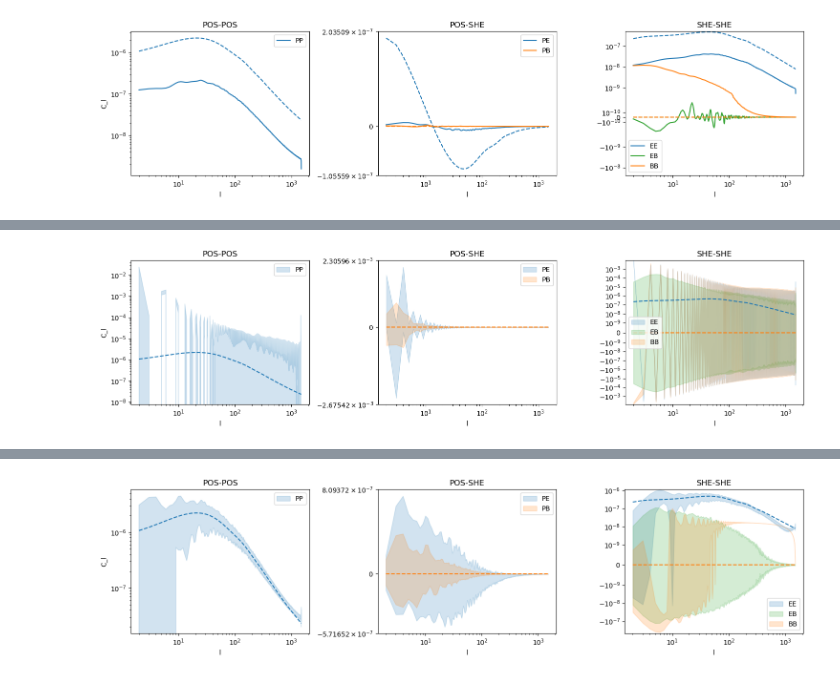
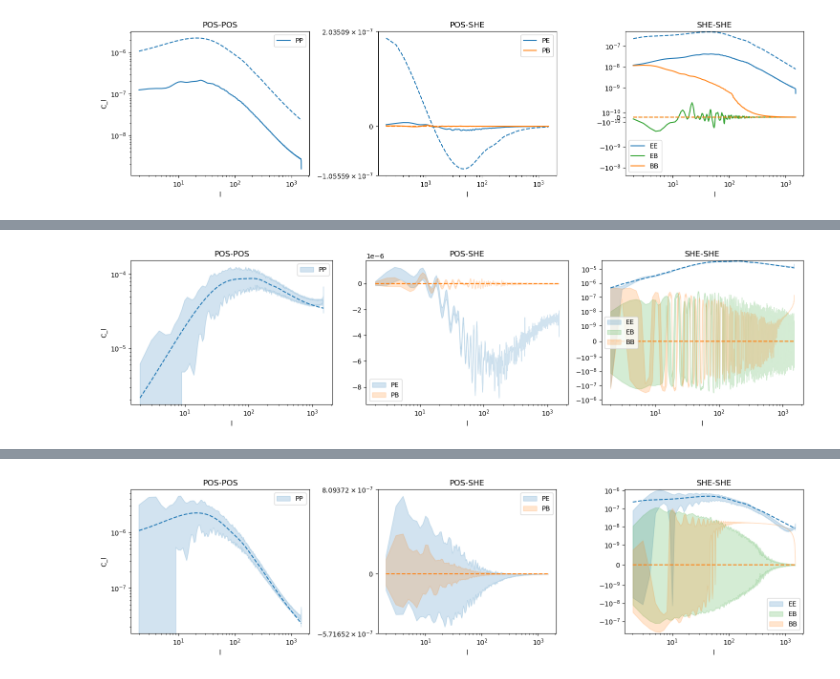
Before and after one commit to JaimeRZP/GLASS_cov_challenge, a Jupyter notebook: unmixing_comparison.ipynb, the cells around one changed output, grey strips where cells are left out. Drawn from its saved outputs; the diff is of its cells as text; code cells hidden in the pictures.

Commit message:
multiple masks framework

```diff
--- a/unmixing_comparison.ipynb
+++ b/unmixing_comparison.ipynb
@@ -81,5 +280,5 @@ pm_cqs_m = heracles.binned(pm_cls_m, ledges)
 # %%
-theory_cls = heracles.read(f"{mode}_sims/cls/cls_theory.fits")
+theory_cls = heracles.read(f"{mask_type}/cls/cls_theory.fits")
 
 fl = -np.sqrt((ls+2)*(ls+1)*ls*(ls-1))
 fl /= np.clip(ls*(ls+1), 1, None)
@@ -145,13 +344,12 @@ ensemble_covqq = heracles.read(f"{mode}_sims/covs/cov_cqs.fits")
 # %%
-inv_ensemble_cov = heracles.read(f"{mode}_sims/covs/cov_inv_cls.fits")
-nu_ensemble_cov = heracles.read(f"{mode}_sims/covs/cov_nu_cls.fits")
-pp_ensemble_cov = heracles.read(f"{mode}_sims/covs/cov_pp_cls.fits")
-pm_ensemble_cov = heracles.read(f"{mode}_sims/covs/cov_pm_cls.fits")
+nu_ensemble_cov = heracles.read(f"{mask_type}/covs/cov_nu_cls.fits")
+pp_ensemble_cov = heracles.read(f"{mask_type}/covs/cov_pp_cls.fits")
+pm_ensemble_cov = heracles.read(f"{mask_type}/covs/cov_pm_cls.fits")
 
-inv_ensemble_covqq = heracles.read(f"{mode}_sims/covs/cov_inv_cqs.fits")
-nu_ensemble_covqq = heracles.read(f"{mode}_sims/covs/cov_nu_cqs.fits")
-pp_ensemble_covqq = heracles.read(f"{mode}_sims/covs/cov_pp_cqs.fits")
-pm_ensemble_covqq = heracles.read(f"{mode}_sims/covs/cov_pm_cqs.fits")
+inv_ensemble_covqq = heracles.read(f"{mask_type}/covs/cov_inv_cqs.fits")
+nu_ensemble_covqq = heracles.read(f"{mask_type}/covs/cov_nu_cqs.fits")
+pp_ensemble_covqq = heracles.read(f"{mask_type}/covs/cov_pp_cqs.fits")
+pm_ensemble_covqq = heracles.read(f"{mask_type}/covs/cov_pm_cqs.fits")
 # %%
 # Flattened ensemble Covariance
 flat_ensemble_cov = dices.flatten(ensemble_covqq)
@@ -313,12 +561,12 @@ fig, axs = plt.subplots(1, 3, figsize=(15, 4))  # 1 row, 3 columns
 
 # POS POS
 cov_key = ("POS", "POS", "POS", "POS", 1, 1, 1, 1)
-err = np.sqrt(inv_ensemble_cov[cov_key].array.diagonal())
+err = np.sqrt(nu_ensemble_cov[cov_key].array.diagonal())
 axs[0].fill_between(l[2:],
-                    inv_cls_m[("POS", "POS", 1, 1)].array[2:] - err[2:],
-                    inv_cls_m[("POS", "POS", 1, 1)].array[2:] + err[2:],
+                    l[2:]*(nu_cls_m[("POS", "POS", 1, 1)].array[2:] - err[2:]),
+                    l[2:]*(nu_cls_m[("POS", "POS", 1, 1)].array[2:] + err[2:]),
                     color='C0', alpha=0.2, label='PP')
-axs[0].plot(l[2:], _theory_cls[("POS", "POS", 1, 1)].array[2:], color='C0', linestyle='--')
+axs[0].plot(l[2:],l[2:]* _theory_cls[("POS", "POS", 1, 1)].array[2:], color='C0', linestyle='--')
 axs[0].legend()
 axs[0].set_title("POS-POS")
 axs[0].set_xscale('log')
@@ -328,50 +576,50 @@ axs[0].set_ylabel("C_l")
 
 # POS SHE
 covkey = ("POS", "SHE", "POS", "SHE", 1, 1, 1, 1)
-err = np.sqrt(inv_ensemble_cov[covkey][0, 0].diagonal())
+err = np.sqrt(nu_ensemble_cov[covkey][0, 0].diagonal())
 axs[1].fill_between(l[2:],
-                    inv_cls_m[("POS", "SHE", 1, 1)].array[0][2:] - err[2:],
-                    inv_cls_m[("POS", "SHE", 1, 1)].array[0][2:] + err[2:],
+                    l[2:] * nu_cls_m[("POS", "SHE", 1, 1)].array[0][2:] - err[2:],
+                    l[2:] * nu_cls_m[("POS", "SHE", 1, 1)].array[0][2:] + err[2:],
                     color='C0', alpha=0.2, label='PE')
-err = np.sqrt(inv_ensemble_cov[covkey][1, 1].diagonal())
+err = np.sqrt(nu_ensemble_cov[covkey][1, 1].diagonal())
 axs[1].fill_between(l[2:],
-                    inv_cls_m[("POS", "SHE", 1, 1)].array[1][2:] - err[2:],
-                    inv_cls_m[("POS", "SHE", 1, 1)].array[1][2:] + err[2:],
+                    l[2:] * nu_cls_m[("POS", "SHE", 1, 1)].array[1][2:] - err[2:],
+                    l[2:] * nu_cls_m[("POS", "SHE", 1, 1)].array[1][2:] + err[2:],
                     color='C1', alpha=0.2, label='PB')
-axs[1].plot(l[2:], _theory_cls[("POS", "SHE", 1, 1)].array[1][2:], color='C1', linestyle='--')
+axs[1].plot(l[2:], l[2:] * _theory_cls[("POS", "SHE", 1, 1)].array[1][2:], color='C1', linestyle='--')
 axs[1].legend()
 axs[1].set_title("POS-SHE")
 axs[1].set_xscale('log')
-axs[1].set_yscale('symlog')
+#axs[1].set_yscale('symlog')
 axs[1].set_xlabel("l")
 
 # SHE SHE
 covkey = ("SHE", "SHE", "SHE", "SHE", 1, 1, 1, 1)
-err = np.sqrt(inv_ensemble_cov[covkey][0, 0, 0, 0].diagonal())
+err = np.sqrt(nu_ensemble_cov[covkey][0, 0, 0, 0].diagonal())
 axs[2].fill_between(l[2:],
-                    inv_cls_m[("SHE", "SHE", 1, 1)].array[0, 0][2:] - err[2:],
-                    inv_cls_m[("SHE", "SHE", 1, 1)].array[0, 0][2:] + err[2:],
+                    l[2:] * nu_cls_m[("SHE", "SHE", 1, 1)].array[0, 0][2:] - err[2:],
+                    l[2:] * nu_cls_m[("SHE", "SHE", 1, 1)].array[0, 0][2:] + err[2:],
                     color='C0', alpha=0.2, label='EE')
-err = np.sqrt(inv_ensemble_cov[covkey][0, 1, 0, 1].diagonal())
+err = np.sqrt(nu_ensemble_cov[covkey][0, 1, 0, 1].diagonal())
 axs[2].fill_between(l[2:],
-                    inv_cls_m[("SHE", "SHE", 1, 1)].array[0, 1][2:] - err[2:],
-                    inv_cls_m[("SHE", "SHE", 1, 1)].array[0, 1][2:] + err[2:],
+                    l[2:] * nu_cls_m[("SHE", "SHE", 1, 1)].array[0, 1][2:] - err[2:],
+                    l[2:] * nu_cls_m[("SHE", "SHE", 1, 1)].array[0, 1][2:] + err[2:],
                     color='C2', alpha=0.2, label='EB')
-err = np.sqrt(inv_ensemble_cov[covkey][1, 1, 1, 1].diagonal())
+err = np.sqrt(nu_ensemble_cov[covkey][1, 1, 1, 1].diagonal())
 axs[2].fill_between(l[2:],
-                    inv_cls_m[("SHE", "SHE", 1, 1)].array[1, 1][2:] - err[2:],
-                    inv_cls_m[("SHE", "SHE", 1, 1)].array[1, 1][2:] + err[2:],
+                    l[2:] * nu_cls_m[("SHE", "SHE", 1, 1)].array[1, 1][2:] - err[2:],
+                    l[2:] * nu_cls_m[("SHE", "SHE", 1, 1)].array[1, 1][2:] + err[2:],
                     color='C1', alpha=0.2, label='BB')
-axs[2].plot(l[2:], _theory_cls[("SHE", "SHE", 1, 1)].array[0, 0][2:], color='C0', linestyle='--')
-axs[2].plot(l[2:], _theory_cls[("SHE", "SHE", 1, 1)].array[1, 1][2:], color='C1', linestyle='--')
+axs[2].plot(l[2:], l[2:] * _theory_cls[("SHE", "SHE", 1, 1)].array[0, 0][2:], color='C0', linestyle='--')
+axs[2].plot(l[2:], l[2:] * _theory_cls[("SHE", "SHE", 1, 1)].array[1, 1][2:], color='C1', linestyle='--')
 axs[2].legend()
 axs[2].set_title("SHE-SHE")
 axs[2].set_xscale('log')
 axs[2].set_yscale('symlog', linthresh=1e-9)
 axs[2].set_xlabel("l")
 
 # Adjust layout
 plt.tight_layout()
 plt.show()
 # %% [output]
-[figure, old version]
+[figure, new version]
```
Also changed, not shown: parts of 29 cells of this notebook, 7 other files.
